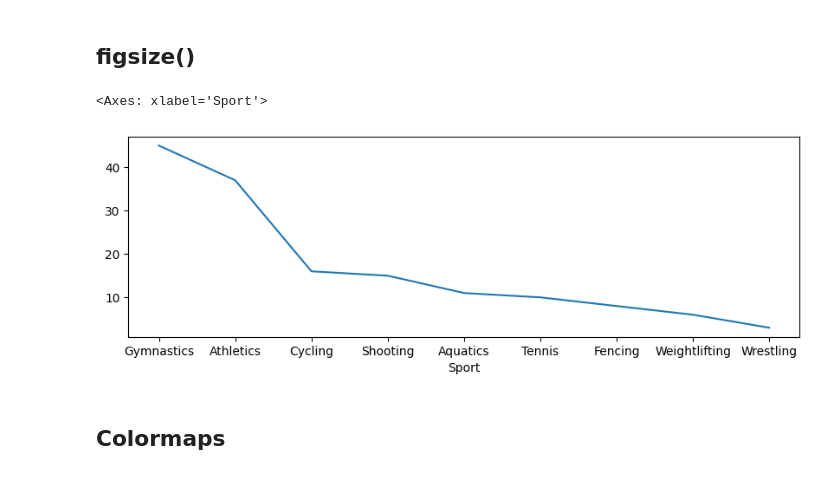
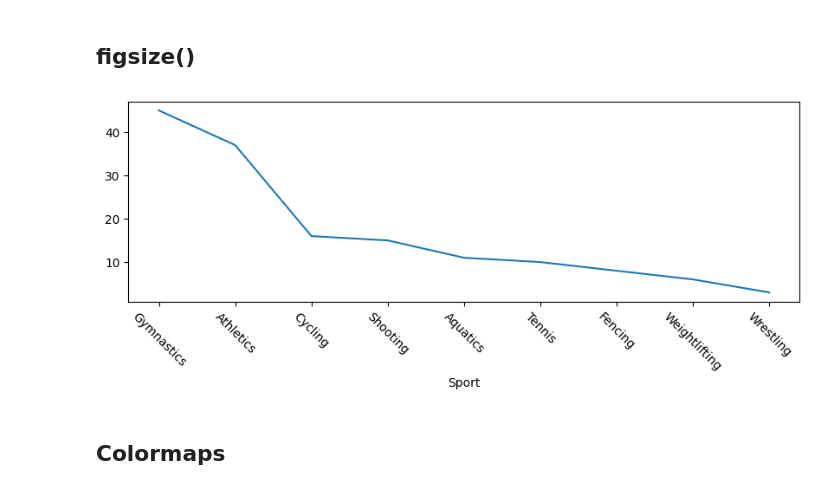
Before and after one commit to krishnabhunia/VSCode-Programs, a Jupyter notebook: pandas_linkedin_essential_code/Ch05 Basic plotting.ipynb, the cells around one changed output. Saved outputs shown, nothing was run; the diff lists cells and outputs as text; code cells hidden in the pictures.

```diff
--- a/pandas_linkedin_essential_code/Ch05 Basic plotting.ipynb
+++ b/pandas_linkedin_essential_code/Ch05 Basic plotting.ipynb
@@ -84,9 +84,9 @@ fo.Sport.value_counts().plot(kind='bar',color='maroon')
 ## figsize()
 # %%
 fo.Sport.value_counts().plot(figsize=(10,3))
+plt.xticks(rotation=-45);
 # %% [output]
-<Axes: xlabel='Sport'>
-[figure, old version]
+[figure, new version]
 # %% [markdown]
 ## Colormaps
 # %%
```
